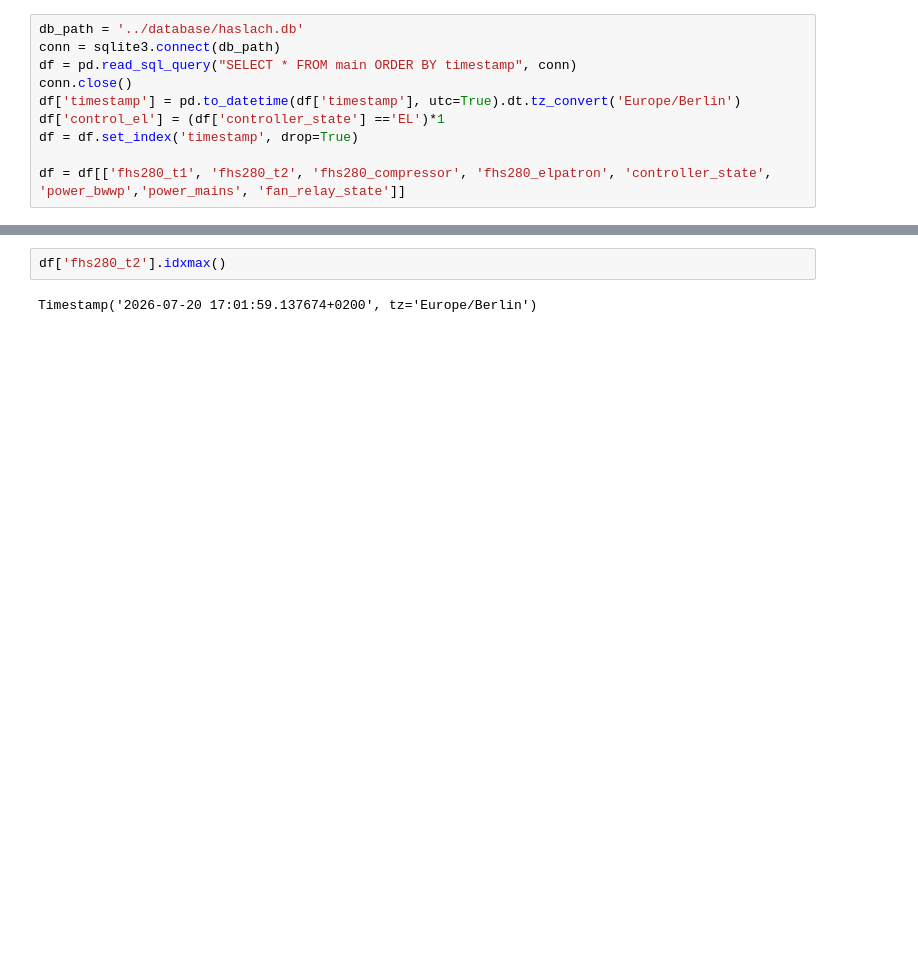
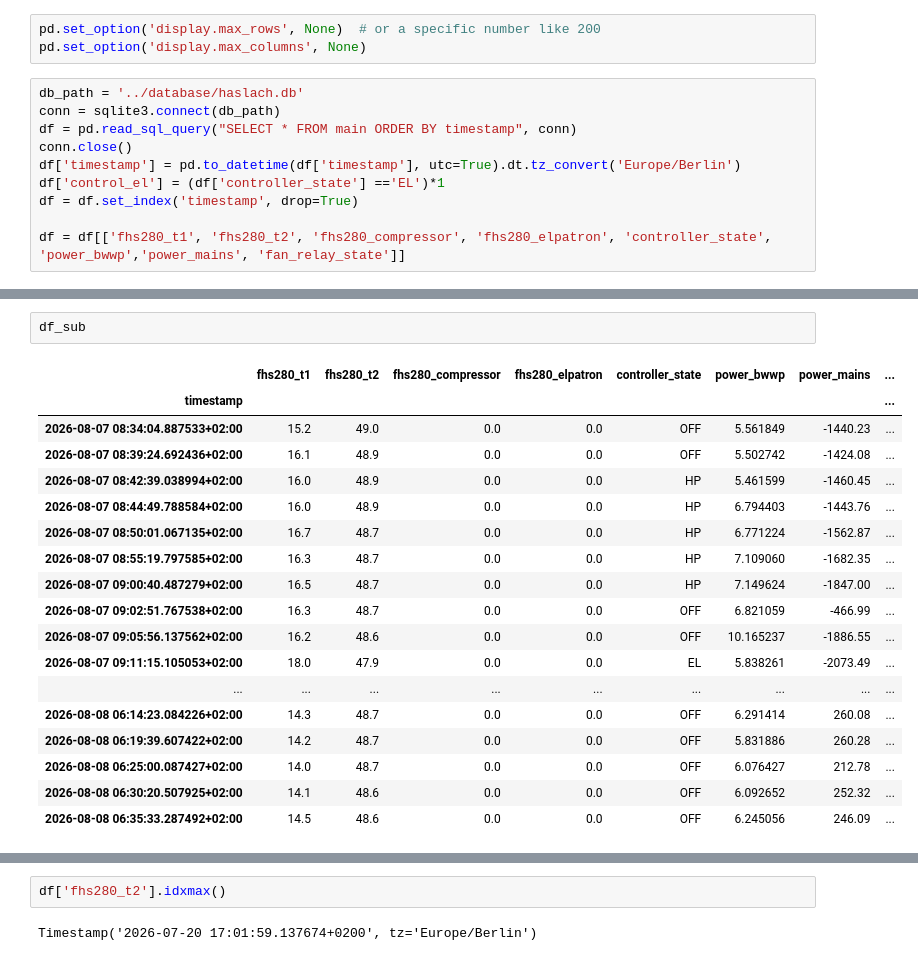
Before and after one commit to NiklasPhabian/solarcontrol, a Jupyter notebook: notebooks/bwwp_elpatron.ipynb, the cells around one changed output, grey strips where cells are left out. Drawn from its saved outputs; the diff is of its cells as text; blank space fills up the shorter version.

```diff
--- a/notebooks/bwwp_elpatron.ipynb
+++ b/notebooks/bwwp_elpatron.ipynb
@@ -3,6 +3,9 @@ import sqlite3
 
 import matplotlib.pyplot as plt
 import pandas as pd
+# %%
+pd.set_option('display.max_rows', None)  # or a specific number like 200
+pd.set_option('display.max_columns', None)
 # %%
 db_path = '../database/haslach.db'
 conn = sqlite3.connect(db_path)
@@ -30,3 +40,24 @@ ax.grid(True)
+# %%
+df_sub
+# %% [output]
+|  | fhs280_t1 | fhs280_t2 | fhs280_compressor | fhs280_elpatron | controller_state | power_bwwp | power_mains | ... |
+| timestamp |  |  |  |  |  |  |  | ... |
+| 2026-08-07 08:34:04.887533+02:00 | 15.2 | 49.0 | 0.0 | 0.0 | OFF | 5.561849 | -1440.23 | ... |
+| 2026-08-07 08:39:24.692436+02:00 | 16.1 | 48.9 | 0.0 | 0.0 | OFF | 5.502742 | -1424.08 | ... |
+| 2026-08-07 08:42:39.038994+02:00 | 16.0 | 48.9 | 0.0 | 0.0 | HP | 5.461599 | -1460.45 | ... |
+| 2026-08-07 08:44:49.788584+02:00 | 16.0 | 48.9 | 0.0 | 0.0 | HP | 6.794403 | -1443.76 | ... |
+| 2026-08-07 08:50:01.067135+02:00 | 16.7 | 48.7 | 0.0 | 0.0 | HP | 6.771224 | -1562.87 | ... |
+| 2026-08-07 08:55:19.797585+02:00 | 16.3 | 48.7 | 0.0 | 0.0 | HP | 7.109060 | -1682.35 | ... |
+| 2026-08-07 09:00:40.487279+02:00 | 16.5 | 48.7 | 0.0 | 0.0 | HP | 7.149624 | -1847.00 | ... |
+| 2026-08-07 09:02:51.767538+02:00 | 16.3 | 48.7 | 0.0 | 0.0 | OFF | 6.821059 | -466.99 | ... |
+| 2026-08-07 09:05:56.137562+02:00 | 16.2 | 48.6 | 0.0 | 0.0 | OFF | 10.165237 | -1886.55 | ... |
+| 2026-08-07 09:11:15.105053+02:00 | 18.0 | 47.9 | 0.0 | 0.0 | EL | 5.838261 | -2073.49 | ... |
+| ... | ... | ... | ... | ... | ... | ... | ... | ... |
+| 2026-08-08 06:14:23.084226+02:00 | 14.3 | 48.7 | 0.0 | 0.0 | OFF | 6.291414 | 260.08 | ... |
+| 2026-08-08 06:19:39.607422+02:00 | 14.2 | 48.7 | 0.0 | 0.0 | OFF | 5.831886 | 260.28 | ... |
+| 2026-08-08 06:25:00.087427+02:00 | 14.0 | 48.7 | 0.0 | 0.0 | OFF | 6.076427 | 212.78 | ... |
+| 2026-08-08 06:30:20.507925+02:00 | 14.1 | 48.6 | 0.0 | 0.0 | OFF | 6.092652 | 252.32 | ... |
+| 2026-08-08 06:35:33.287492+02:00 | 14.5 | 48.6 | 0.0 | 0.0 | OFF | 6.245056 | 246.09 | ... |
 # %%
 fig, ax = plt.subplots(figsize=(12, 6))
 
```
Also changed, not shown: parts of 5 cells of this notebook, 1 other file.
